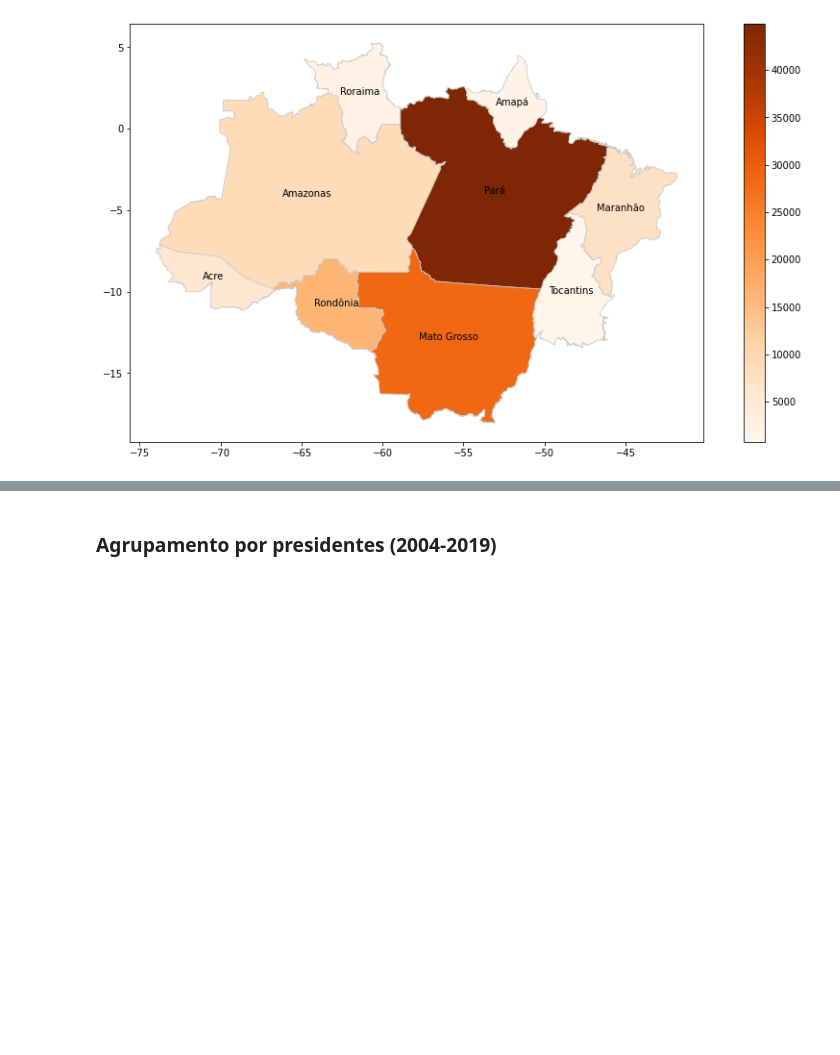
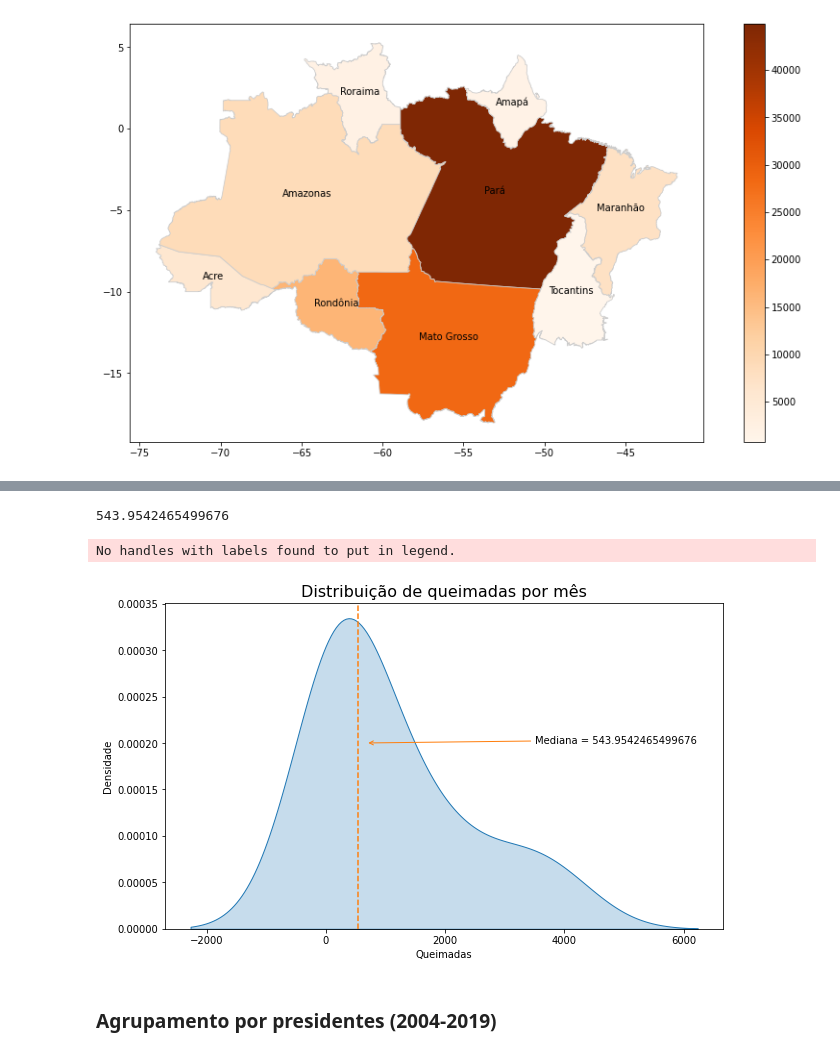
Before and after one commit to thiagomrs/icd2021projetoFinal, a Jupyter notebook: DesmatamentoDaAmazônia.ipynb, the cells around one changed output, grey strips where cells are left out. Drawn from its saved outputs; the diff is of its cells as text; code cells hidden in the pictures; blank space fills up the shorter version.

Commit message:
Add kde plot (work in progress)

```diff
--- a/DesmatamentoDaAmazônia.ipynb
+++ b/DesmatamentoDaAmazônia.ipynb
@@ -686,0 +692,3 @@ amazon_fires_brazil_map_df.apply(lambda x: ax.annotate(s=x.NM_UF, xy=x.geometry.
+# %%
+data = amazon_fires_df.groupby('month').mean()['firespots']
+data
@@ -687,3 +710,26 @@ amazon_fires_brazil_map_df.apply(lambda x: ax.annotate(s=x.NM_UF, xy=x.geometry.
+# %%
+data.median()
+# %% [output]
+543.9542465499676
+# %%
+col = sns.color_palette()
+plt.figure(figsize=(10, 6))
+
+sns.kdeplot(data=data, shade=True)
+
+plt.axvline(x=data.median(), ymax=1.0, linestyle='--', color=col[1])
+plt.annotate('Mediana = ' + str(data.median()),
+             xy=(data.median(), 0.00020),
+             xytext=(3500, 0.00020),
+             arrowprops=dict(arrowstyle='->', color=col[1], shrinkB=10))
+plt.title('Distribuição de queimadas por mês', fontdict={'fontsize': 16})
+plt.xlabel('Queimadas')
+plt.ylabel('Densidade')
+plt.legend().remove()
+plt.show()
+# %% [output]
+No handles with labels found to put in legend.
+[figure, added]
 # %% [markdown]
 ### Agrupamento por presidentes (2004-2019)
 # %% [markdown]
```
Also changed, not shown: parts of 4 cells of this notebook.
